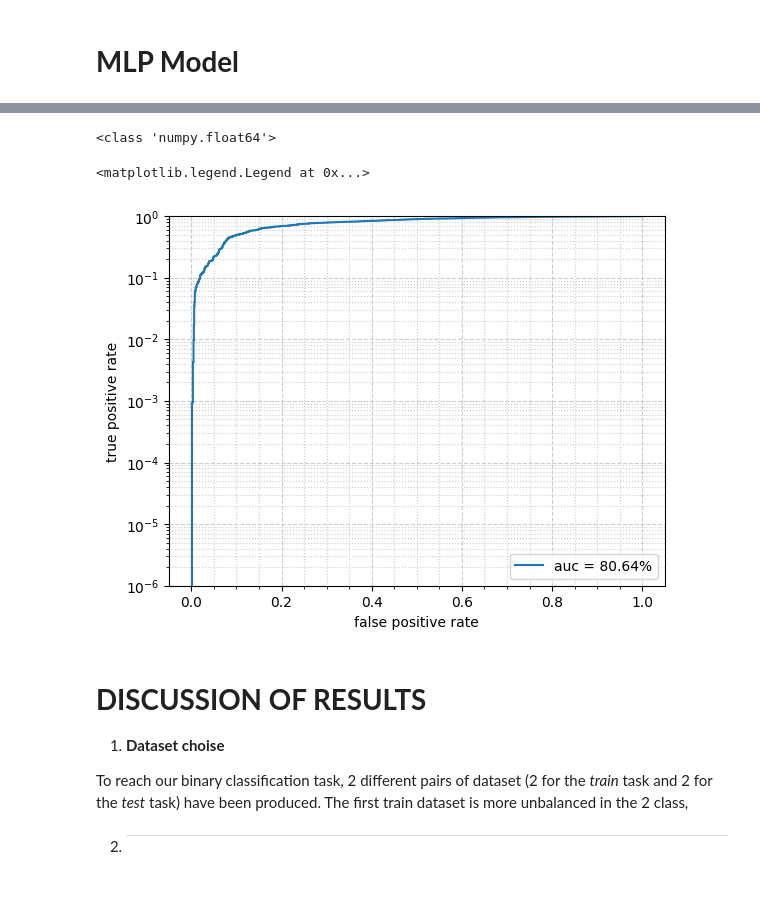
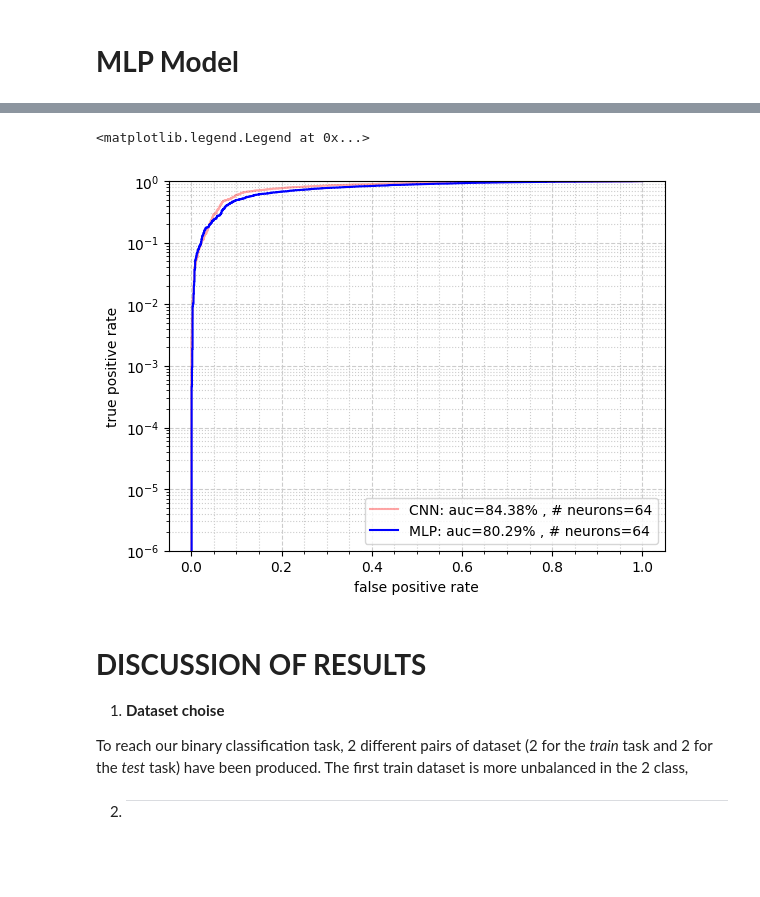
Before and after one commit to saricongi/Exam_ML_Unipv_2023_SC, a Jupyter notebook: 1D_CNN_2.ipynb, the cells around one changed output, grey strips where cells are left out. Cells and saved outputs as stored; diff of their text form; code cells hidden in the pictures.

```diff
--- a/1D_CNN_2.ipynb
+++ b/1D_CNN_2.ipynb
@@ -614,3 +595,20 @@ modelMLP = Model(inputs=inputList, outputs=output)
+# %%
+#MLP
+dropoutRateMLP = dropoutRate
+
+batch_sizeMLP = batch_size
+n_epochsMLP = n_epochs
+n_neuronsMLP = n_neurons
+
+####
+inputList = Input(shape=(featureArrayLength))
+
+x = Dense(n_neuronsMLP, activation='relu')(inputList[:,:,0])
+x = Dropout(dropoutRate)(x)
+output = Dense(1, activation='sigmoid')(x)
+
+####
+modelMLP = Model(inputs=inputList, outputs=output)
 # %%
 modelMLP.compile(loss='binary_crossentropy', optimizer='adam', metrics=['accuracy'])
 print(inputList)
@@ -635,7 +633,7 @@ Non-trainable params: 0
 _________________________________________________________________
 # %%
 # train
-history = modelMLP.fit( ytrain, ztrain, epochs=n_epochs, batch_size=batch_size, verbose = 2,
+history = modelMLP.fit( ytrain, ztrain, epochs=n_epochsMLP, batch_size=batch_sizeMLP, verbose = 2,
                 validation_data=(ytest, ztest),
                 callbacks = [
                 EarlyStopping(monitor='val_loss', patience=10, verbose=1),
@@ -679,12 +679,12 @@ plt.show()
 # %%
 print("ztest shape:")
 print(ztest.shape)
-predict = model.predict(ytest)
+predict = modelMLP.predict(ytest)
 print("Predict shape:")
 print(predict.shape)
 
-plt.scatter(np.linspace(1,len(predict[:,0]),len(predict[:,0])), predict[:,0], color='red', marker='.', label='Predict label')
-plt.scatter(np.linspace(1,len(predict[:,0]),len(predict[:,0])), ztest[:,0], color='blue', marker='.', label='Expected label')
+plt.scatter(np.linspace(1,len(predict[:,0]),len(predict[:,0])), predict[:,0], color='blue', marker='.', label='Predict label')
+plt.scatter(np.linspace(1,len(predict[:,0]),len(predict[:,0])), ztest[:,0], color='C0', marker='.', label='Expected label')
 plt.title('Train Dataset classification')
 plt.ylabel('Class index')
 plt.xlim(0,len(predict[:,0]))
@@ -705,28 +705,29 @@ Predict shape:
 # %%
+plt.plot(fpr,tpr, label='CNN: auc='+str(np.round(auc1*100,2))+'% , # neurons='+str(n_neurons), color='red',alpha=0.35)
+
 df = pd.DataFrame()
-fpr = {}
-tpr = {}
-auc1 = {}
+fprMLP = {}
+tprMLP = {}
+auc1MLP = {}
 
-fpr, tpr, threshold = roc_curve(ztest,predict)
+fprMLP, tprMLP, thresholdMLP = roc_curve(ztest,predict)
 
-auc1 = auc(fpr, tpr)
-print(type(auc1))
-plt.plot(fpr,tpr, label='auc = '+str(np.round(auc1*100,2))+'%')
+auc1MLP = auc(fprMLP, tprMLP)
+
+plt.plot(fprMLP,tprMLP, label='MLP: auc='+str(np.round(auc1MLP*100,2))+'% , # neurons='+str(n_neuronsMLP), color='blue')
 
 plt.semilogy()
 plt.ylim(0.000001,1)
-plt.xlabel("false positive rate")
-plt.ylabel("true positive rate")
+plt.xlabel("Ffalse positive rate")
+plt.ylabel("True positive rate")
 plt.minorticks_on()
 plt.tick_params(axis='x', which='both', direction='out')
 plt.grid(which='major', color='#CCCCCC', linestyle='--')
 plt.grid(which='minor', color='#CCCCCC', linestyle=':')
 plt.legend(loc='lower right')
 # %% [output]
-<class 'numpy.float64'>
+<matplotlib.legend.Legend at 0x...>
-<matplotlib.legend.Legend at 0x...>
-[figure, old version]
+[figure, new version]
 # %% [markdown]
 # **DISCUSSION OF RESULTS**
 
```
Also changed, not shown: parts of 11 cells of this notebook.
